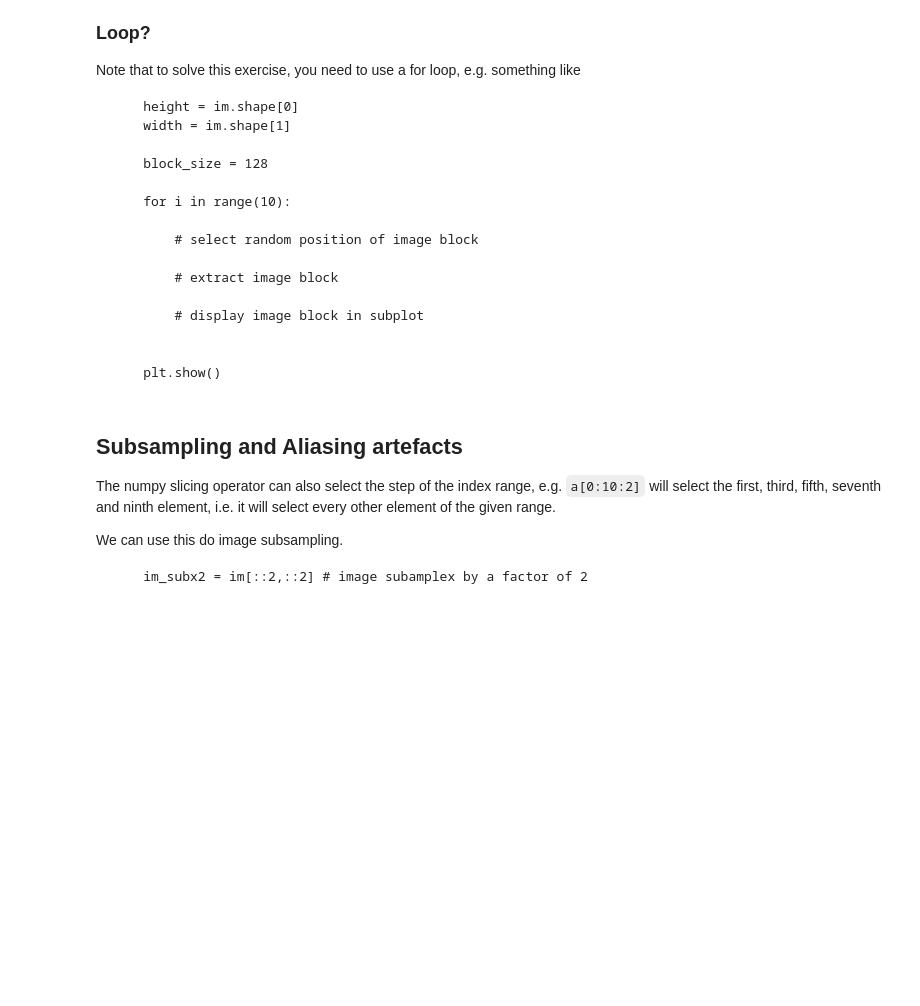
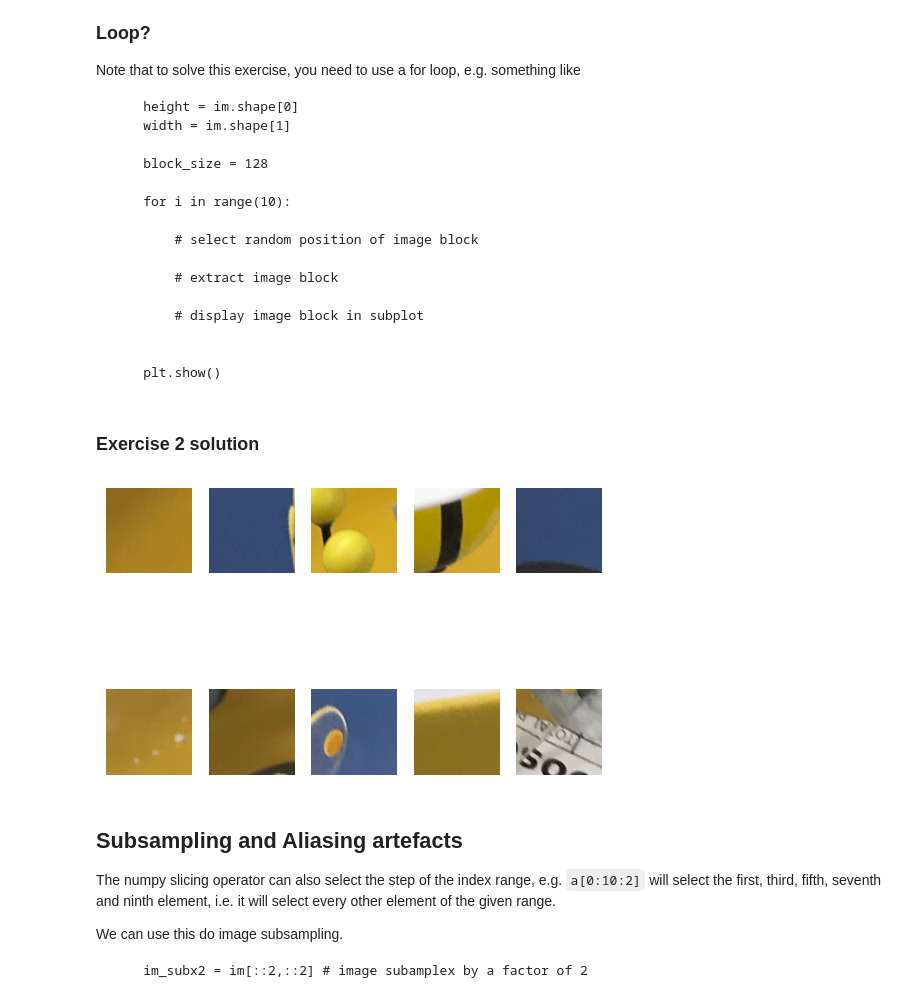
Before and after one commit to Xanonymous-GitHub/cs933-lab, a Jupyter notebook: lab1/lab-1.ipynb, the cells around one changed output. Saved outputs shown, nothing was run; the diff lists cells and outputs as text; code cells hidden in the pictures; blank space fills up the shorter version.

Commit message:
feat: 🎸 Lab 1 Exercise 2 solved

```diff
--- a/lab1/lab-1.ipynb
+++ b/lab1/lab-1.ipynb
@@ -251,6 +251,35 @@ Note that to solve this exercise, you need to use a for loop, e.g. something lik
 
     plt.show()
 ~~~~
+# %% [markdown]
+### Exercise 2 solution
+# %%
+def generate_random_coordinate(x_maximun: int, y_maximun: int) -> tuple[int, int]:
+    x = np.random.randint(x_maximun)
+    y = np.random.randint(y_maximun)
+    return x, y
+
+
+def plot_img_to_non_axis_board(row: int, col: int, img_index: int, block: np.ndarray) -> None:
+    plt.subplot(row, col, img_index+1)
+    plt.imshow(block)
+    plt.axis('off')
+
+
+block_size = 128
+
+# In order to prevent any output with wrong size, we should remove some range for generating random coordinates.
+available_height_max = im.shape[0] - block_size
+available_width_max = im.shape[1] - block_size
+
+for i in range(10):
+    x, y = generate_random_coordinate(available_width_max, available_height_max)
+    block = im[y:y+block_size, x:x+block_size]
+    plot_img_to_non_axis_board(2, 5, i, block)
+
+plt.show()
+# %% [output]
+[figure, added]
 # %% [markdown]
 ## Subsampling and Aliasing artefacts
 
```
